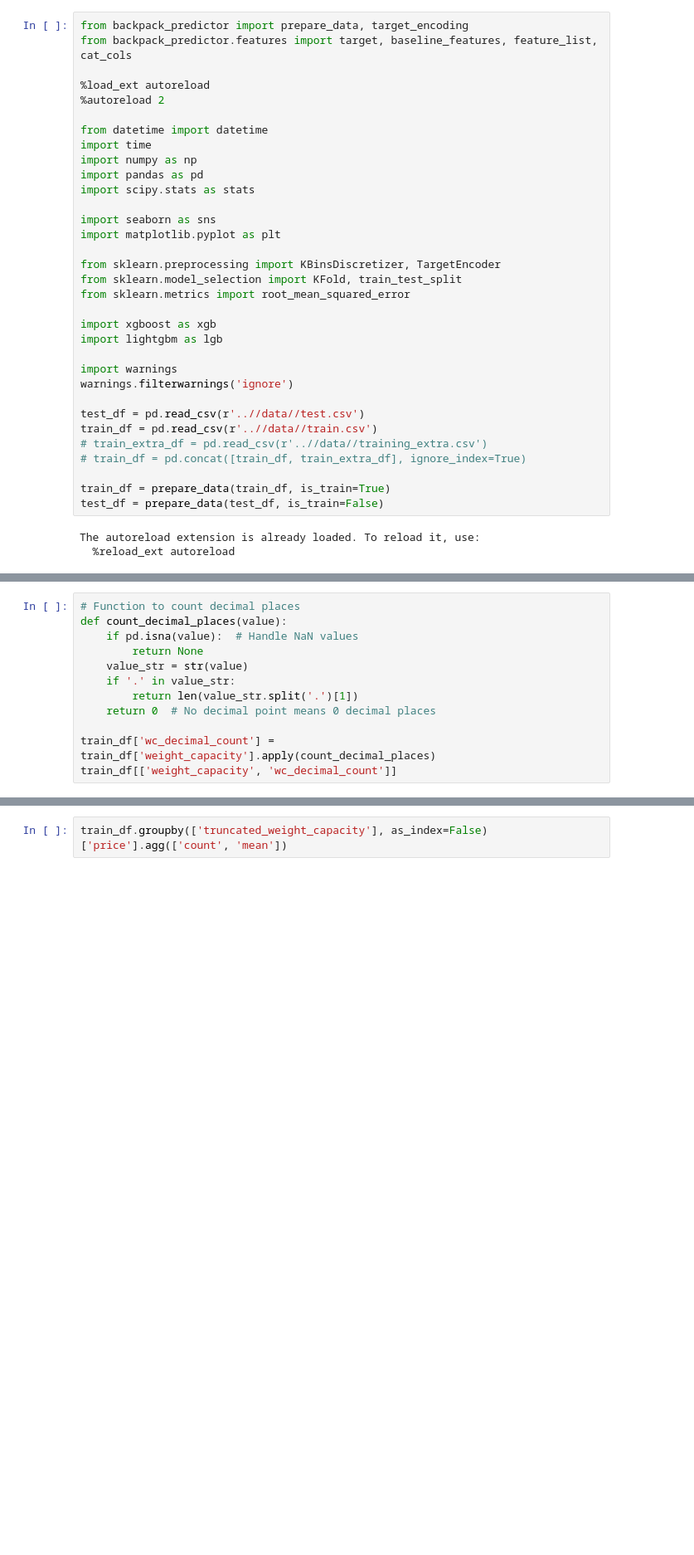
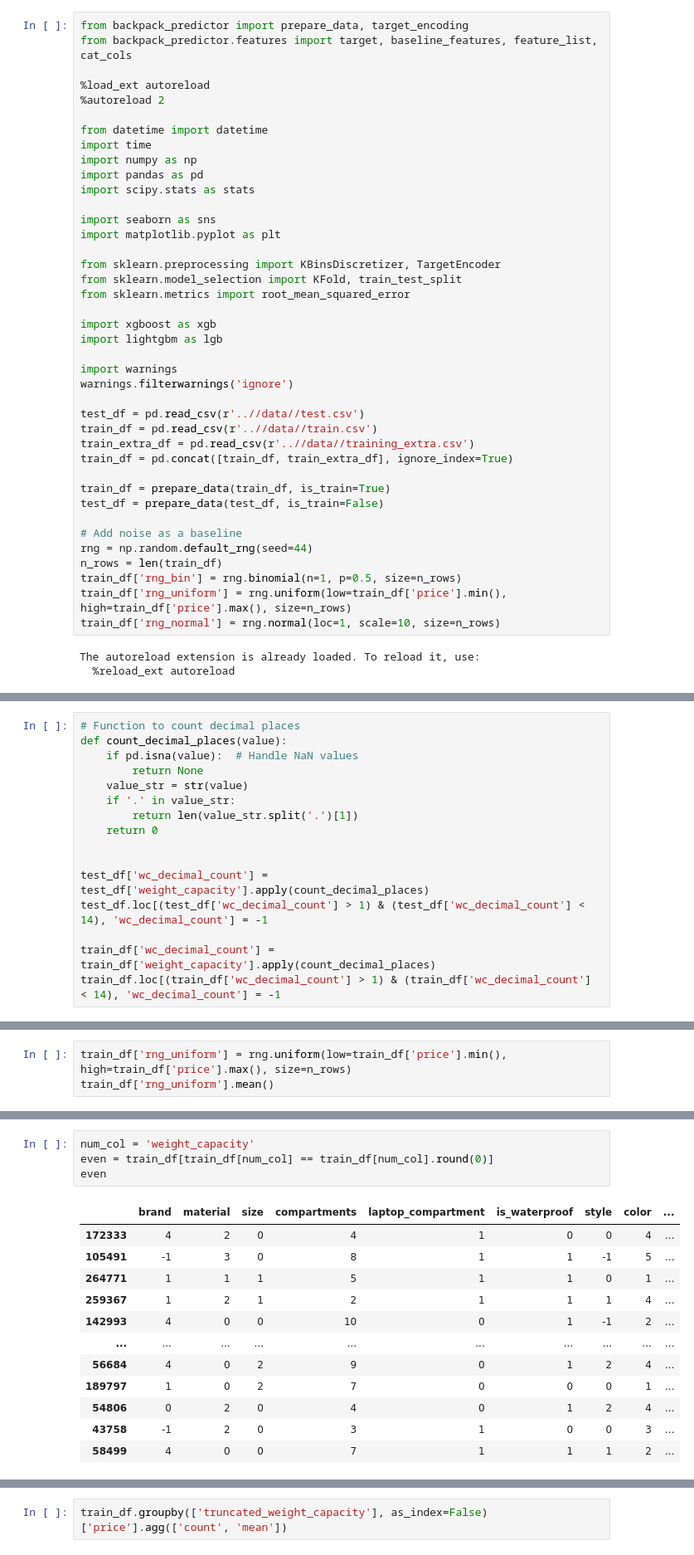
Before and after one commit to Jordanbarker/backpack-prediction-challenge, a Jupyter notebook: notebooks/01_eda_cont.ipynb, the cells around one changed output, grey strips where cells are left out. Shown at 83% size. Cells and saved outputs as stored; diff of their text form; blank space fills up the shorter version.

Commit message:
Update to use decimal counts and latest model configs

```diff
--- a/notebooks/01_eda_cont.ipynb
+++ b/notebooks/01_eda_cont.ipynb
@@ -26,11 +26,18 @@ warnings.filterwarnings('ignore')
 
 test_df = pd.read_csv(r'..//data//test.csv')
 train_df = pd.read_csv(r'..//data//train.csv')
-# train_extra_df = pd.read_csv(r'..//data//training_extra.csv')
-# train_df = pd.concat([train_df, train_extra_df], ignore_index=True)
+train_extra_df = pd.read_csv(r'..//data//training_extra.csv')
+train_df = pd.concat([train_df, train_extra_df], ignore_index=True)
 
 train_df = prepare_data(train_df, is_train=True)
 test_df = prepare_data(test_df, is_train=False)
+
+# Add noise as a baseline
+rng = np.random.default_rng(seed=44)
+n_rows = len(train_df)
+train_df['rng_bin'] = rng.binomial(n=1, p=0.5, size=n_rows)
+train_df['rng_uniform'] = rng.uniform(low=train_df['price'].min(), high=train_df['price'].max(), size=n_rows)
+train_df['rng_normal'] = rng.normal(loc=1, scale=10, size=n_rows)
 # %% [output]
 The autoreload extension is already loaded. To reload it, use:
   %reload_ext autoreload
@@ -54,7 +55,11 @@ def count_decimal_places(value):
     value_str = str(value)
     if '.' in value_str:
         return len(value_str.split('.')[1])
-    return 0  # No decimal point means 0 decimal places
+    return 0
+
+
+test_df['wc_decimal_count'] = test_df['weight_capacity'].apply(count_decimal_places)
+test_df.loc[(test_df['wc_decimal_count'] > 1) & (test_df['wc_decimal_count'] < 14), 'wc_decimal_count'] = -1
 
 train_df['wc_decimal_count'] = train_df['weight_capacity'].apply(count_decimal_places)
-train_df[['weight_capacity', 'wc_decimal_count']]
+train_df.loc[(train_df['wc_decimal_count'] > 1) & (train_df['wc_decimal_count'] < 14), 'wc_decimal_count'] = -1
@@ -74,0 +66,3 @@ train_df[['weight_capacity', 'wc_decimal_count']]
+# %%
+train_df['rng_uniform'] = rng.uniform(low=train_df['price'].min(), high=train_df['price'].max(), size=n_rows)
+train_df['rng_uniform'].mean()
@@ -74,0 +137,17 @@ train_df[['weight_capacity', 'wc_decimal_count']]
+# %%
+num_col = 'weight_capacity'
+even = train_df[train_df[num_col] == train_df[num_col].round(0)]
+even
+# %% [output]
+|  | brand | material | size | compartments | laptop_compartment | is_waterproof | style | color | ... |
+| 172333 | 4 | 2 | 0 | 4 | 1 | 0 | 0 | 4 | ... |
+| 105491 | -1 | 3 | 0 | 8 | 1 | 1 | -1 | 5 | ... |
+| 264771 | 1 | 1 | 1 | 5 | 1 | 1 | 0 | 1 | ... |
+| 259367 | 1 | 2 | 1 | 2 | 1 | 1 | 1 | 4 | ... |
+| 142993 | 4 | 0 | 0 | 10 | 0 | 1 | -1 | 2 | ... |
+| ... | ... | ... | ... | ... | ... | ... | ... | ... | ... |
+| 56684 | 4 | 0 | 2 | 9 | 0 | 1 | 2 | 4 | ... |
+| 189797 | 1 | 0 | 2 | 7 | 0 | 0 | 0 | 1 | ... |
+| 54806 | 0 | 2 | 0 | 4 | 0 | 1 | 2 | 4 | ... |
+| 43758 | -1 | 2 | 0 | 3 | 1 | 0 | 0 | 3 | ... |
+| 58499 | 4 | 0 | 0 | 7 | 1 | 1 | 1 | 2 | ... |
```
Also changed, not shown: parts of 19 cells of this notebook, 3 other files.
